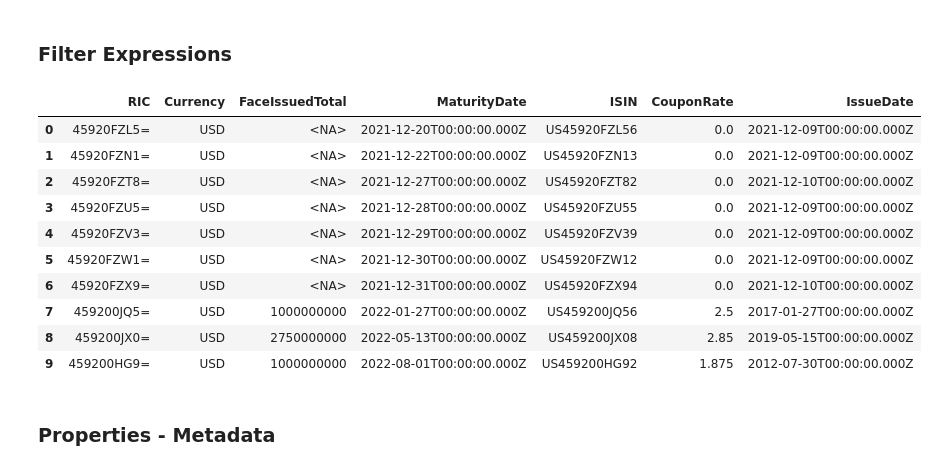
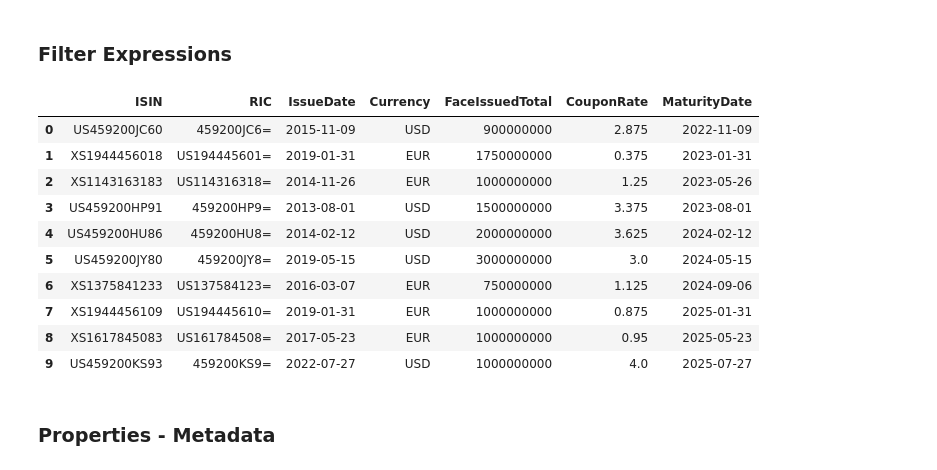
Before and after one commit to LSEG-API-Samples/Example.DataLibrary.Python, a Jupyter notebook: Examples/2-Content/2.06-Search/EX-2.06.01-Search.ipynb, the cells around one changed output. Cells and saved outputs as stored; diff of their text form; code cells hidden in the pictures.

```diff
--- a/Examples/2-Content/2.06-Search/EX-2.06.01-Search.ipynb
+++ b/Examples/2-Content/2.06-Search/EX-2.06.01-Search.ipynb
@@ -83,23 +83,23 @@ response.data.df
 ### Filter Expressions
 # %%
 response = search.Definition(
-    view=search.SearchViews.GOV_CORP_INSTRUMENTS,
+    view=search.Views.GOV_CORP_INSTRUMENTS,
     select="ISIN,RIC,IssueDate,Currency,FaceIssuedTotal,CouponRate,MaturityDate",
     filter="IssuerTicker eq 'IBM' and IsActive eq true and AssetStatus ne 'MAT'"
 ).get_data()
 response.data.df
 # %% [output]
-|  | RIC | Currency | FaceIssuedTotal | MaturityDate | ISIN | CouponRate | IssueDate |
-| 0 | 45920FZL5= | USD | <NA> | 2021-12-20T00:00:00.000Z | US45920FZL56 | 0.0 | 2021-12-09T00:00:00.000Z |
-| 1 | 45920FZN1= | USD | <NA> | 2021-12-22T00:00:00.000Z | US45920FZN13 | 0.0 | 2021-12-09T00:00:00.000Z |
-| 2 | 45920FZT8= | USD | <NA> | 2021-12-27T00:00:00.000Z | US45920FZT82 | 0.0 | 2021-12-10T00:00:00.000Z |
-| 3 | 45920FZU5= | USD | <NA> | 2021-12-28T00:00:00.000Z | US45920FZU55 | 0.0 | 2021-12-09T00:00:00.000Z |
-| 4 | 45920FZV3= | USD | <NA> | 2021-12-29T00:00:00.000Z | US45920FZV39 | 0.0 | 2021-12-09T00:00:00.000Z |
-| 5 | 45920FZW1= | USD | <NA> | 2021-12-30T00:00:00.000Z | US45920FZW12 | 0.0 | 2021-12-09T00:00:00.000Z |
-| 6 | 45920FZX9= | USD | <NA> | 2021-12-31T00:00:00.000Z | US45920FZX94 | 0.0 | 2021-12-10T00:00:00.000Z |
-| 7 | 459200JQ5= | USD | 1000000000 | 2022-01-27T00:00:00.000Z | US459200JQ56 | 2.5 | 2017-01-27T00:00:00.000Z |
-| 8 | 459200JX0= | USD | 2750000000 | 2022-05-13T00:00:00.000Z | US459200JX08 | 2.85 | 2019-05-15T00:00:00.000Z |
-| 9 | 459200HG9= | USD | 1000000000 | 2022-08-01T00:00:00.000Z | US459200HG92 | 1.875 | 2012-07-30T00:00:00.000Z |
+|  | ISIN | RIC | IssueDate | Currency | FaceIssuedTotal | CouponRate | MaturityDate |
+| 0 | US459200JC60 | 459200JC6= | 2015-11-09 | USD | 900000000 | 2.875 | 2022-11-09 |
+| 1 | XS1944456018 | US194445601= | 2019-01-31 | EUR | 1750000000 | 0.375 | 2023-01-31 |
+| 2 | XS1143163183 | US114316318= | 2014-11-26 | EUR | 1000000000 | 1.25 | 2023-05-26 |
+| 3 | US459200HP91 | 459200HP9= | 2013-08-01 | USD | 1500000000 | 3.375 | 2023-08-01 |
+| 4 | US459200HU86 | 459200HU8= | 2014-02-12 | USD | 2000000000 | 3.625 | 2024-02-12 |
+| 5 | US459200JY80 | 459200JY8= | 2019-05-15 | USD | 3000000000 | 3.0 | 2024-05-15 |
+| 6 | XS1375841233 | US137584123= | 2016-03-07 | EUR | 750000000 | 1.125 | 2024-09-06 |
+| 7 | XS1944456109 | US194445610= | 2019-01-31 | EUR | 1000000000 | 0.875 | 2025-01-31 |
+| 8 | XS1617845083 | US161784508= | 2017-05-23 | EUR | 1000000000 | 0.95 | 2025-05-23 |
+| 9 | US459200KS93 | 459200KS9= | 2022-07-27 | USD | 1000000000 | 4.0 | 2025-07-27 |
 # %% [markdown]
 ### Properties - Metadata
 # %%
```
Also changed, not shown: parts of 10 cells of this notebook, 9 other files.
